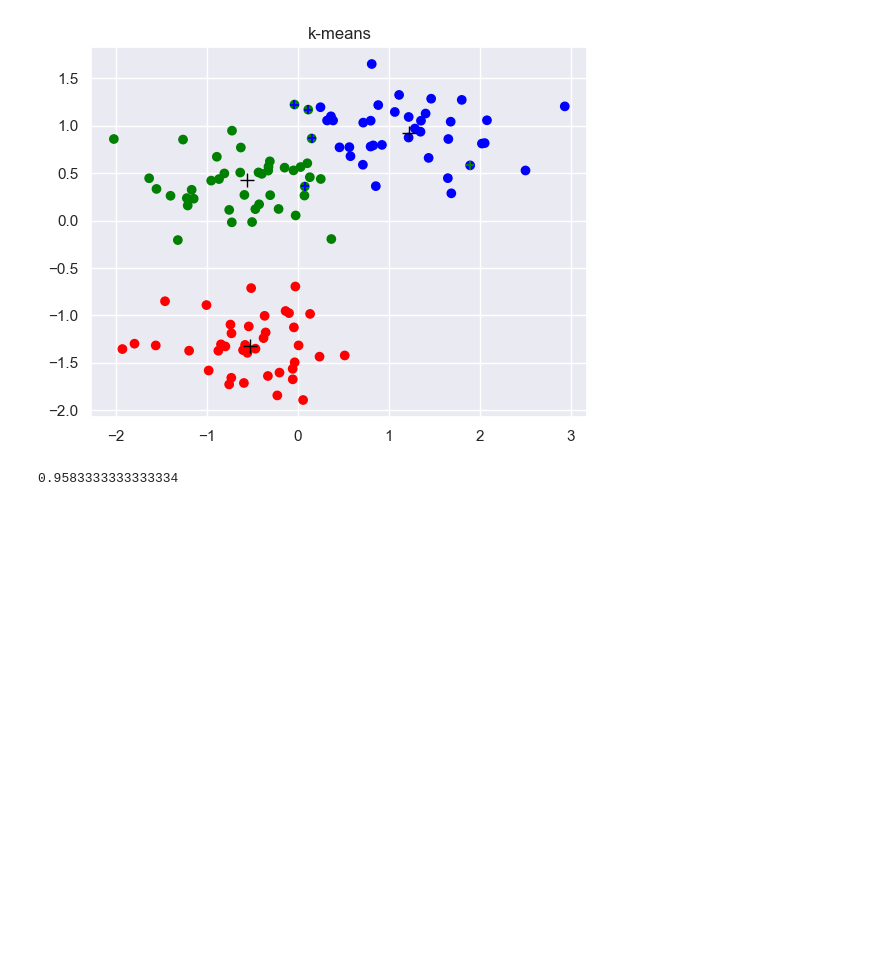
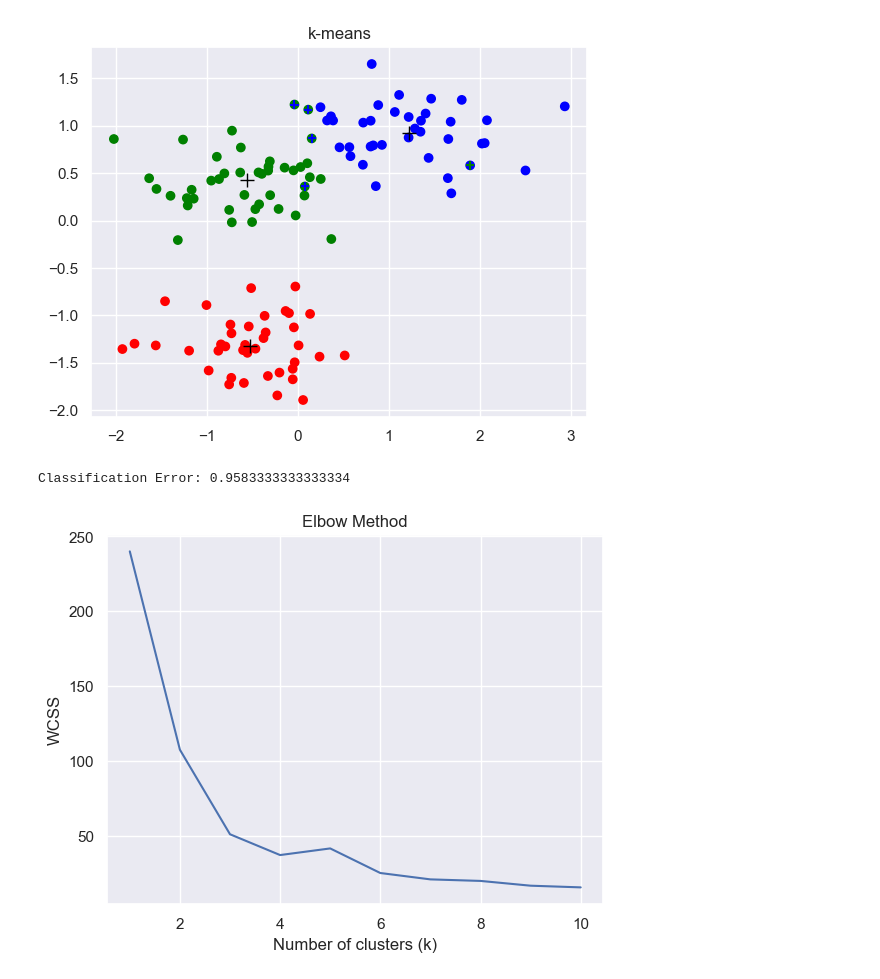
Before and after one commit to matt-banschbach/inde577, a Jupyter notebook: K-Means/k-means_fromscratch.ipynb, the cells around one changed output. Saved outputs shown, nothing was run; the diff lists cells and outputs as text; code cells hidden in the pictures; blank space fills up the shorter version.

Commit message:
Finished my KMeans implementation from scratch

```diff
--- a/K-Means/k-means_fromscratch.ipynb
+++ b/K-Means/k-means_fromscratch.ipynb
@@ -22,6 +27,9 @@ def euclidean(point, data):
     return np.sqrt(np.sum((point - data)**2, axis=1))
 # %%
 class KMeans:
+    # https://github.com/pavankalyan1997/Machine-learning-without-any-libraries/blob/master/2.Clustering/1.K_Means_Clustering/K_means_clustering.ipynb
+    # https://github.com/turnerluke/ML-algos/blob/main/k_means/k_means.py
+
     # TODO: Document code
     def __init__(self, k, max_iter = 100):
         self.k = k
@@ -68,6 +76,9 @@ class KMeans:
                     self.centroids[i] = prev_centroids[i]
 
 
+        self.sorted_points = sorted_points
+
+
     def evaluate(self, X):
         centroids = []
         centroid_idxs = []
@@ -78,6 +89,18 @@ class KMeans:
             centroid_idxs.append(centroid_idx)
 
         return centroids, centroid_idxs
+
+    def inertia(self):
+        # Calculate the WCSS
+        wcss = 0
+        for i in range(self.k):
+            cluster_points = np.array(self.sorted_points[i])
+            centroid = self.centroids[i]
+            wcss += np.sum((cluster_points - centroid)**2)
+        return wcss
+
+    def classification_error(self, y):
+        return np.sum(classification == y) / (len(classification))
 # %%
 kmeans = KMeans(3)
 kmeans.fit(X)
@@ -94,6 +115,27 @@ plt.show()
 # %% [output]
 [figure]
 # %%
-sum(classification == y)/len(classification)
+# Cluster Classification Error
+err = kmeans.classification_error(y)
+
+print(f"Classification Error: {err}")
 # %% [output]
-0.9583333333333334
+Classification Error: 0.9583333333333334
+# %%
+# Elbow Method for Evaluating choice of K
+
+max_k = 10
+
+wcss = []
+for k in range(1, max_k+1):
+    kmeans = KMeans(k)
+    kmeans.fit(X)
+    wcss.append(kmeans.inertia())
+
+plt.plot(range(1, max_k+1), wcss)
+plt.title('Elbow Method')
+plt.xlabel('Number of clusters (k)')
+plt.ylabel('WCSS')
+plt.show()
+# %% [output]
+[figure, added]
```
Also changed, not shown: parts of 4 cells of this notebook.
